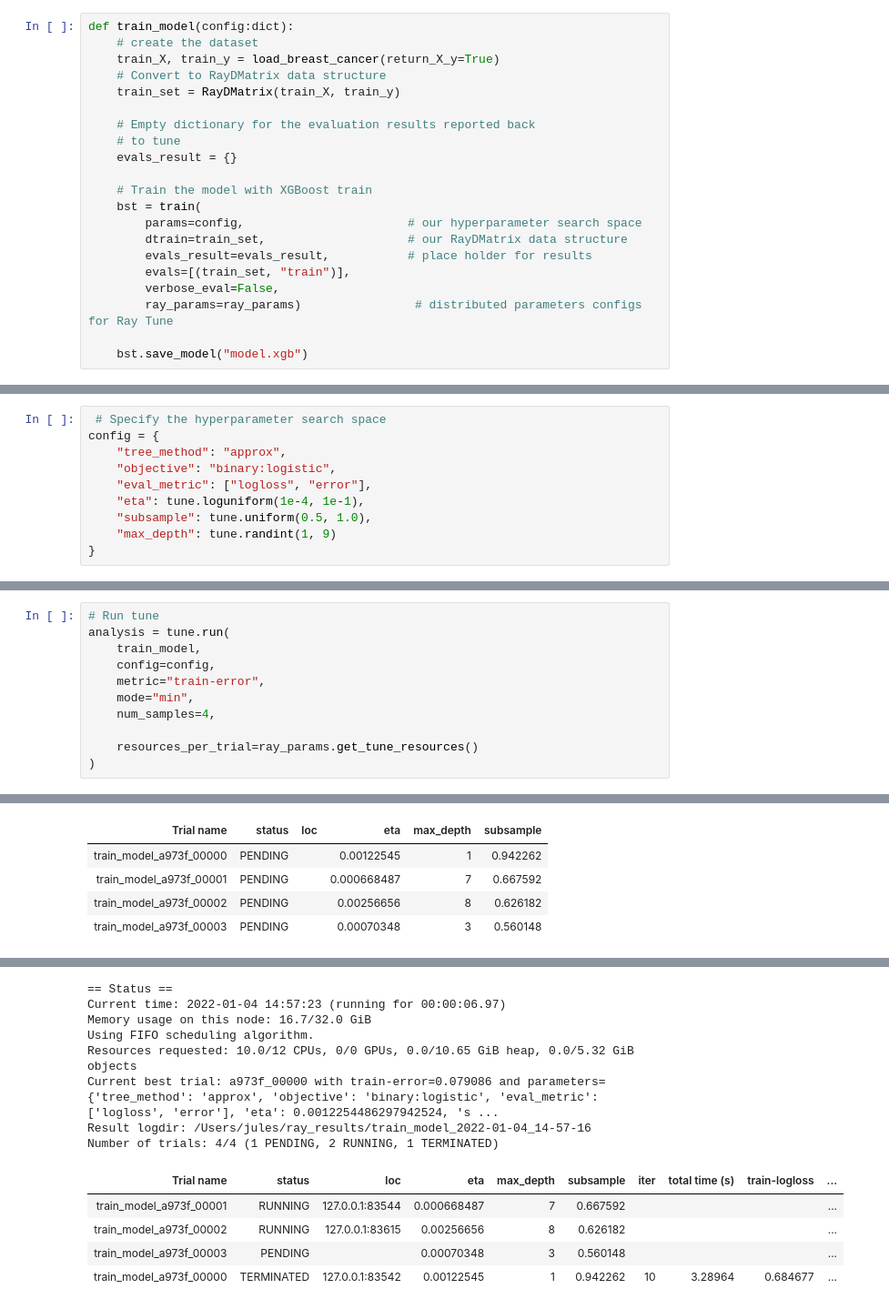
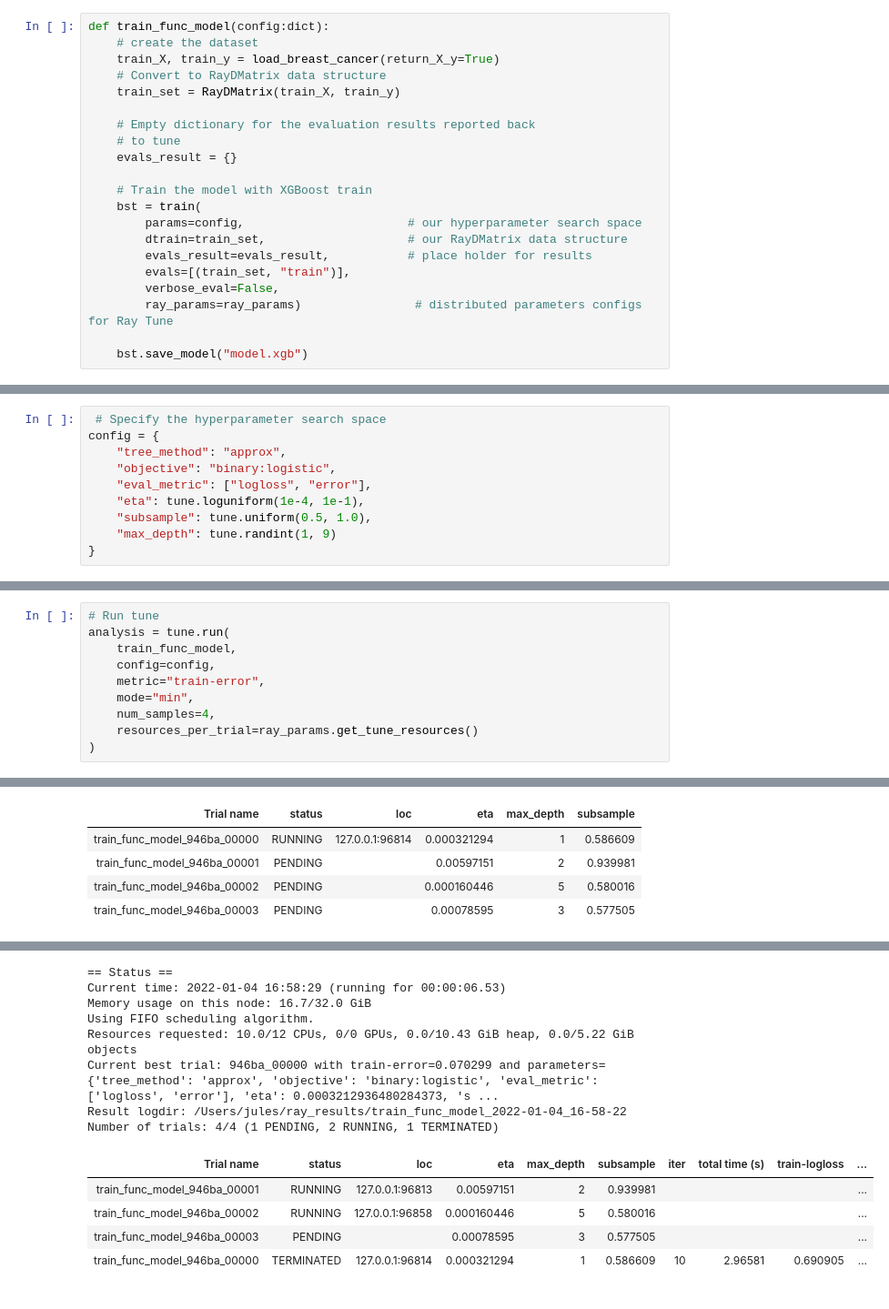
Before and after one commit to dmatrix/ray-core-tutorial, a Jupyter notebook: ex_04_xbgboost_train_tune.ipynb, the cells around one changed output, grey strips where cells are left out. Shown at 91% size. Cells and saved outputs as stored; diff of their text form.

```diff
--- a/ex_04_xbgboost_train_tune.ipynb
+++ b/ex_04_xbgboost_train_tune.ipynb
@@ -24,5 +24,5 @@ ray_params = RayParams(num_actors=NUM_OF_ACTORS, cpus_per_actor=NUM_OF_CPUS_PER_
 # %%
-def train_model(config:dict):
+def train_func_model(config:dict):
     # create the dataset
     train_X, train_y = load_breast_cancer(return_X_y=True)
     # Convert to RayDMatrix data structure
@@ -59,12 +63,11 @@ config = {
 # %%
 # Run tune
 analysis = tune.run(
-    train_model,
+    train_func_model,
     config=config,
     metric="train-error",
     mode="min",
     num_samples=4,
-
     resources_per_trial=ray_params.get_tune_resources()
 )
 # %% [output]
@@ -80,5 +83,5 @@ Number of trials: 4/4 (4 PENDING)
 | Trial name | status | loc | eta | max_depth | subsample |
-| train_model_a973f_00000 | PENDING |  | 0.00122545 | 1 | 0.942262 |
-| train_model_a973f_00001 | PENDING |  | 0.000668487 | 7 | 0.667592 |
-| train_model_a973f_00002 | PENDING |  | 0.00256656 | 8 | 0.626182 |
-| train_model_a973f_00003 | PENDING |  | 0.00070348 | 3 | 0.560148 |
+| train_func_model_946ba_00000 | RUNNING | 127.0.0.1:96814 | 0.000321294 | 1 | 0.586609 |
+| train_func_model_946ba_00001 | PENDING |  | 0.00597151 | 2 | 0.939981 |
+| train_func_model_946ba_00002 | PENDING |  | 0.000160446 | 5 | 0.580016 |
+| train_func_model_946ba_00003 | PENDING |  | 0.00078595 | 3 | 0.577505 |
@@ -115,13 +118,13 @@ Result for train_model_a973f_00000:
 == Status ==
-Current time: 2022-01-04 14:57:23 (running for 00:00:06.97)
+Current time: 2022-01-04 16:58:29 (running for 00:00:06.53)
 Memory usage on this node: 16.7/32.0 GiB
 Using FIFO scheduling algorithm.
-Resources requested: 10.0/12 CPUs, 0/0 GPUs, 0.0/10.65 GiB heap, 0.0/5.32 GiB objects
-Current best trial: a973f_00000 with train-error=0.079086 and parameters={'tree_method': 'approx', 'objective': 'binary:logistic', 'eval_metric': ['logloss', 'error'], 'eta': 0.0012254486297942524, 's ...
-Result logdir: /Users/jules/ray_results/train_model_2022-01-04_14-57-16
+Resources requested: 10.0/12 CPUs, 0/0 GPUs, 0.0/10.43 GiB heap, 0.0/5.22 GiB objects
+Current best trial: 946ba_00000 with train-error=0.070299 and parameters={'tree_method': 'approx', 'objective': 'binary:logistic', 'eval_metric': ['logloss', 'error'], 'eta': 0.0003212936480284373, 's ...
+Result logdir: /Users/jules/ray_results/train_func_model_2022-01-04_16-58-22
 Number of trials: 4/4 (1 PENDING, 2 RUNNING, 1 TERMINATED)
 | Trial name | status | loc | eta | max_depth | subsample | iter | total time (s) | train-logloss | ... |
-| train_model_a973f_00001 | RUNNING | 127.0.0.1:83544 | 0.000668487 | 7 | 0.667592 |  |  |  | ... |
-| train_model_a973f_00002 | RUNNING | 127.0.0.1:83615 | 0.00256656 | 8 | 0.626182 |  |  |  | ... |
-| train_model_a973f_00003 | PENDING |  | 0.00070348 | 3 | 0.560148 |  |  |  | ... |
-| train_model_a973f_00000 | TERMINATED | 127.0.0.1:83542 | 0.00122545 | 1 | 0.942262 | 10 | 3.28964 | 0.684677 | ... |
+| train_func_model_946ba_00001 | RUNNING | 127.0.0.1:96813 | 0.00597151 | 2 | 0.939981 |  |  |  | ... |
+| train_func_model_946ba_00002 | RUNNING | 127.0.0.1:96858 | 0.000160446 | 5 | 0.580016 |  |  |  | ... |
+| train_func_model_946ba_00003 | PENDING |  | 0.00078595 | 3 | 0.577505 |  |  |  | ... |
+| train_func_model_946ba_00000 | TERMINATED | 127.0.0.1:96814 | 0.000321294 | 1 | 0.586609 | 10 | 2.96581 | 0.690905 | ... |
```
Also changed, not shown: parts of 9 cells of this notebook, 1 other file.
